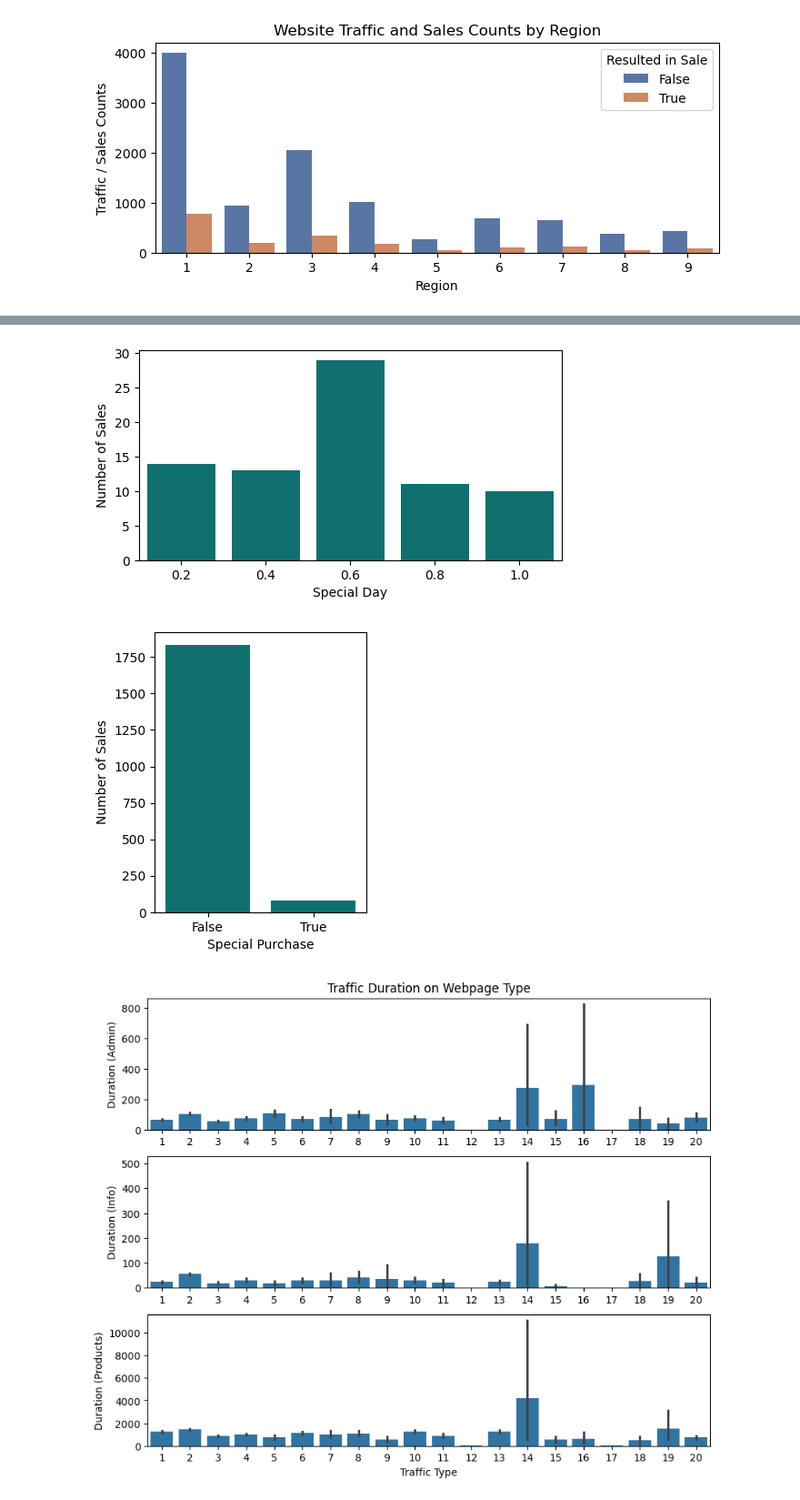
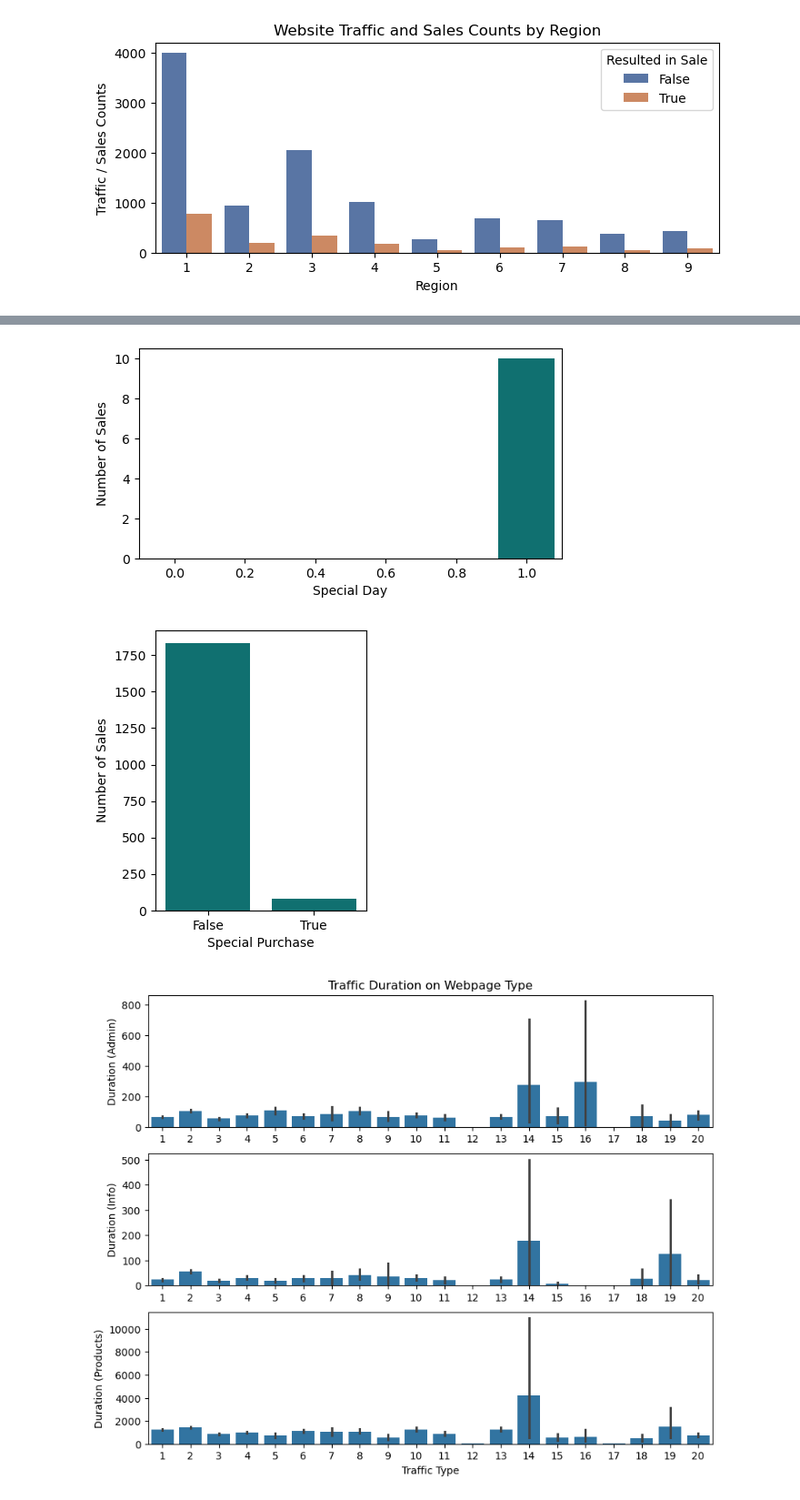
Before and after one commit to naomiw-usd/Final-Project, a Jupyter notebook: FinalProject_Combined.ipynb, the cells around one changed output, grey strips where cells are left out. Shown at 91% size. Saved outputs shown, nothing was run; the diff lists cells and outputs as text; code cells hidden in the pictures.

```diff
--- a/FinalProject_Combined.ipynb
+++ b/FinalProject_Combined.ipynb
@@ -354,6 +354,8 @@ plt.show()
 [figure]
 # %%
 #understand if sales primarily occur on weekends or weekdays
+df_rev=df_clean[df_clean['Revenue']]
+df['Revenue'] = df_clean['Revenue'].astype(bool)
 plt.figure(figsize=(3,4))
 ax=sns.countplot(x='Weekend', data =df_rev, color='teal')
 ax.set_xlabel("Sales Occuring on Weekend")
@@ -366,14 +367,14 @@ NameError: name 'df_rev' is not defined
 # %%
 #See which holiday encourages the most sales
 df['SpecialDay'].unique()
 plt.figure(figsize=(6,3))
-df_rev_special=df_rev[df_rev['SpecialDay']>0]
+df_rev_special = df_rev[df_rev['SpecialDay'].astype(int) > 0]
 ax1=sns.countplot(x='SpecialDay', data=df_rev_special, color='teal')
 ax1.set_xlabel("Special Day")
 ax1.set_ylabel("Number of Sales")
 plt.show()
 # %% [output]
-[figure, old version]
+[figure, new version]
 # %%
 #understand if "special days" are a main driver of sales
 plt.figure(figsize=(3,4))
@@ -382,7 +383,7 @@ ax2.set_xlabel("Special Purchase")
 ax2.set_ylabel("Number of Sales")
 plt.show()
 # %% [output]
-[figure, old version]
+[figure, new version]
 # %%
 #learn more what "Traffic Type" might mean:
 fig, axes = plt.subplots(3,1, figsize= (10,8))
```
Also changed, not shown: parts of 1 cell of this notebook.
